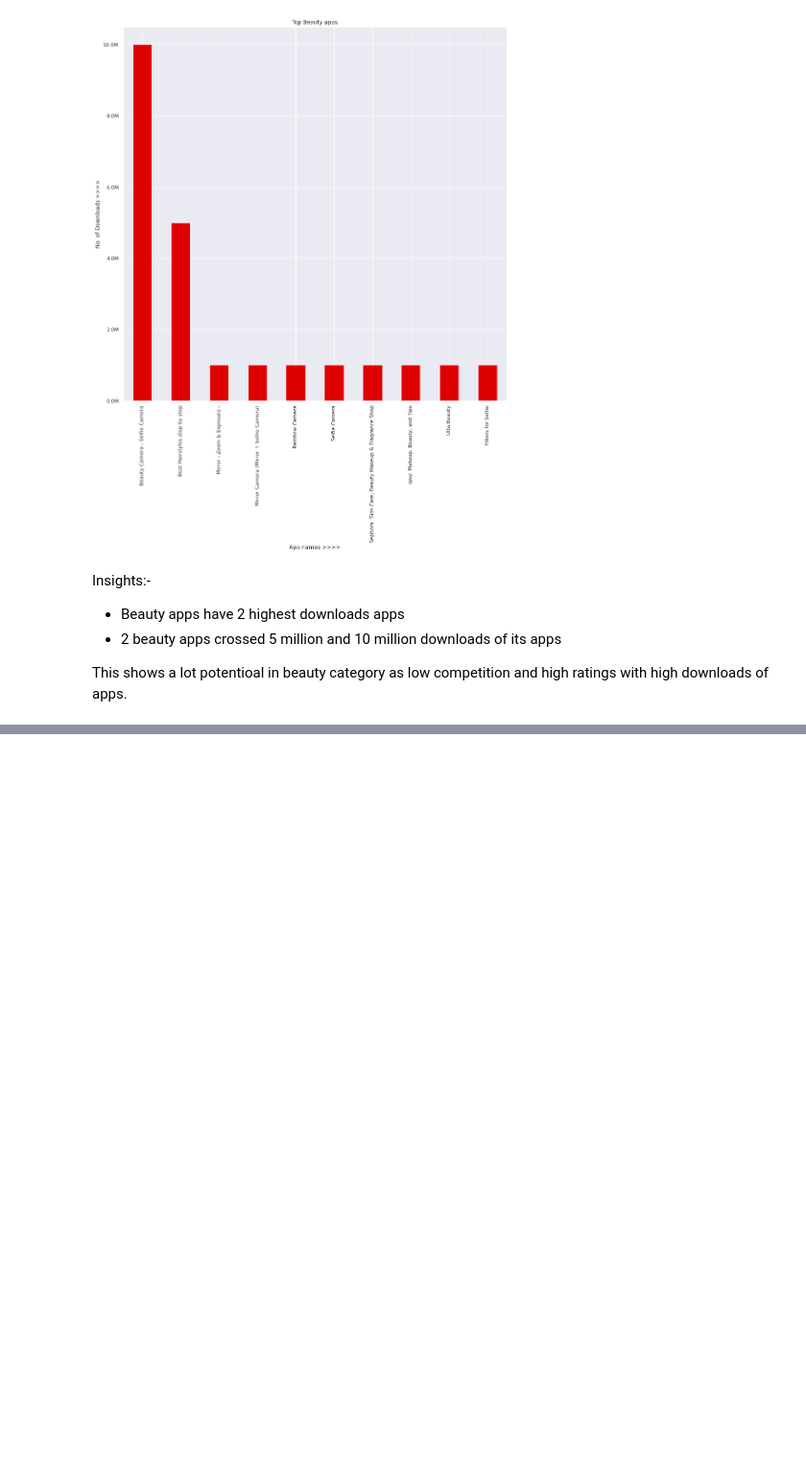
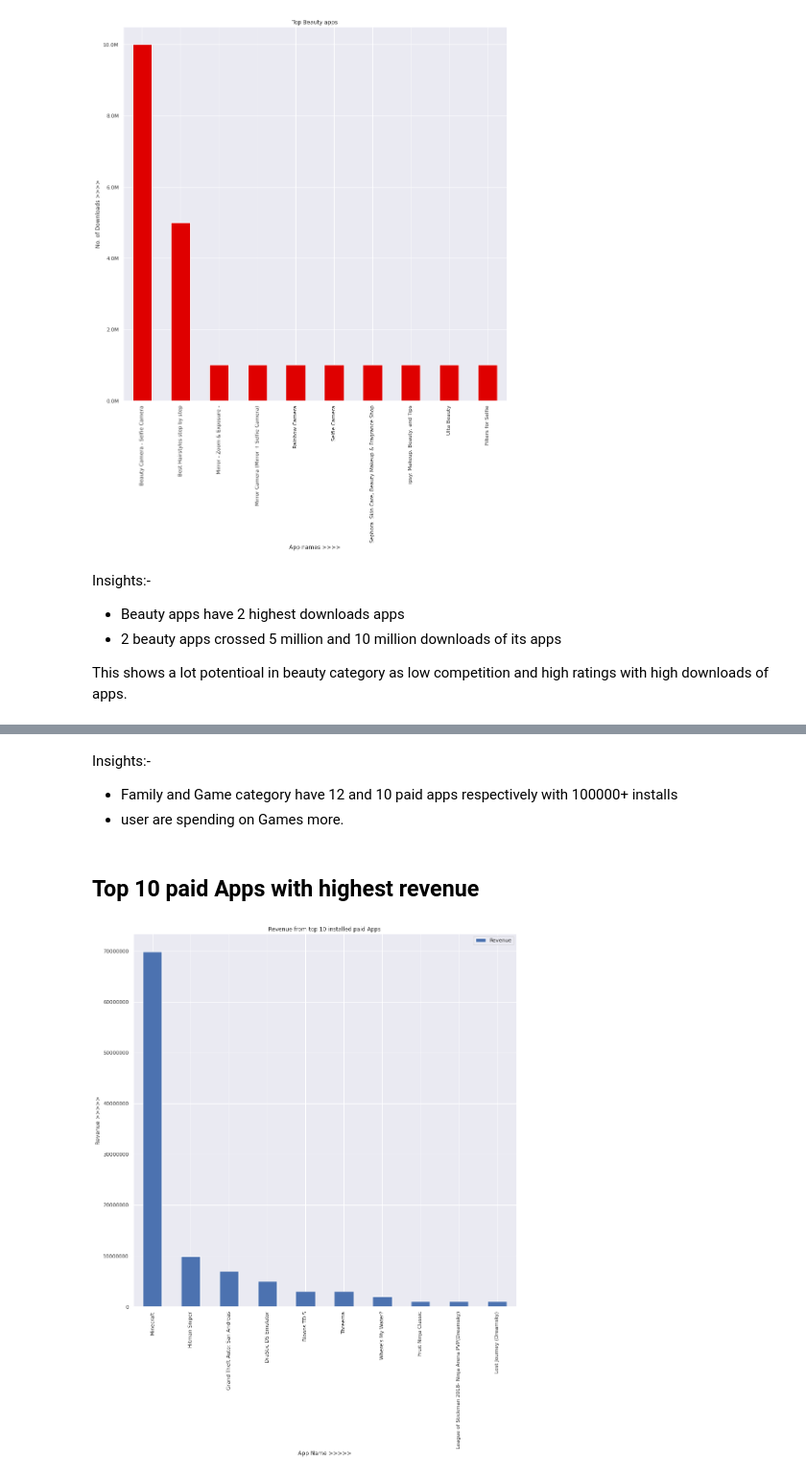
Before and after one commit to GuptaRitik/PlayStore-Review-EDA, a Jupyter notebook: Play_Store_App_Review_Analysis_Capstone_Project.ipynb, the cells around one changed output, grey strips where cells are left out. Shown: that part at 96% size. Cells and saved outputs as stored; diff of their text form; code cells hidden in the pictures; blank space fills up the shorter version.

```diff
--- a/Play_Store_App_Review_Analysis_Capstone_Project.ipynb
+++ b/Play_Store_App_Review_Analysis_Capstone_Project.ipynb
@@ -331,0 +353,27 @@ This shows  a lot potentioal in beauty category as low competition and high rati
+# %% [markdown]
+Insights:-
+* Family and Game category have 12 and 10 paid apps respectively with 100000+ installs
+* user are spending on Games more.
+# %% [markdown]
+## Top 10 paid Apps with highest revenue
+# %%
+# creating temp. dataframe to store top 10 apps without duplicates and sorted it through high installs
+temp_df1 = temp_df1.drop_duplicates(subset='App').sort_values('Installs', ascending=False).head(10)
+
+# creating a revenue column in it (revenue is price * installs)
+temp_df1['Revenue']= temp_df1['Price']*temp_df1['Installs']
+
+# slice to only column which we need to evaluate
+temp_df1= temp_df1.loc[:,['App','Revenue']]
+temp_df1 = temp_df1.set_index('App')
+
+# plotting the graph of top apps revenue from high to low
+temp_df1.sort_values('Revenue', ascending=False).plot.bar()
+current_values = plt.gca().get_yticks()
+plt.gca().set_yticklabels(['{:.0f}'.format(x) for x in current_values])
+plt.title('Revenue from top 10 installed paid Apps')
+plt.xlabel('App Name >>>>>')
+plt.ylabel('Revenue >>>>>')
+plt.show()
+# %% [output]
+[figure, added]
```
Also changed, not shown: parts of 19 cells of this notebook.
